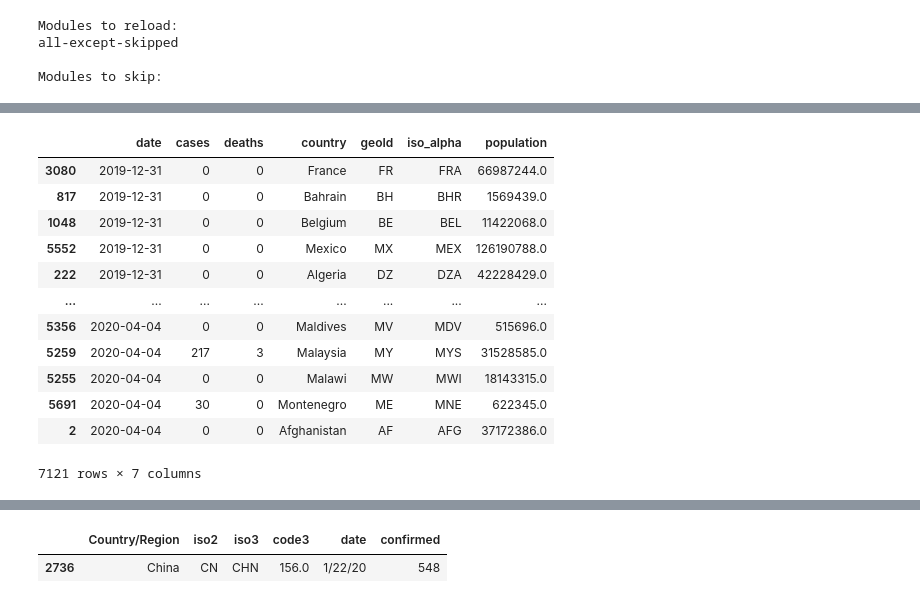
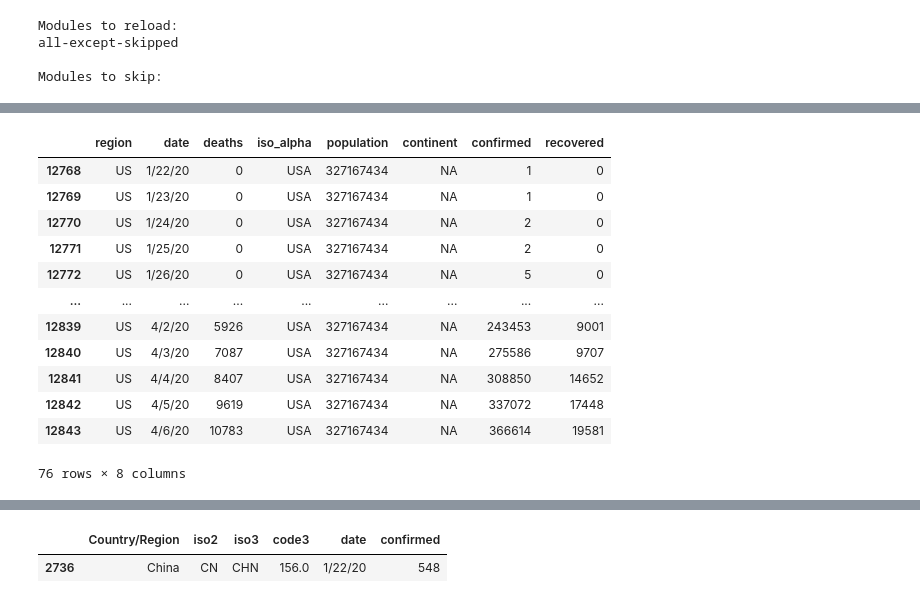
Before and after one commit to ditori1976/covid_app, a Jupyter notebook: DataLoader.ipynb, the cells around one changed output, grey strips where cells are left out. Cells and saved outputs as stored; diff of their text form; code cells hidden in the pictures.

```diff
--- a/DataLoader.ipynb
+++ b/DataLoader.ipynb
@@ -37,17 +73,20 @@ data.deaths
-# %%
-data.ecdc()
-data.ecdc_raw
-# %% [output]
-|  | date | cases | deaths | country | geoId | iso_alpha | population |
-| 3080 | 2019-12-31 | 0 | 0 | France | FR | FRA | 66987244.0 |
-| 817 | 2019-12-31 | 0 | 0 | Bahrain | BH | BHR | 1569439.0 |
-| 1048 | 2019-12-31 | 0 | 0 | Belgium | BE | BEL | 11422068.0 |
-| 5552 | 2019-12-31 | 0 | 0 | Mexico | MX | MEX | 126190788.0 |
-| 222 | 2019-12-31 | 0 | 0 | Algeria | DZ | DZA | 42228429.0 |
-| ... | ... | ... | ... | ... | ... | ... | ... |
-| 5356 | 2020-04-04 | 0 | 0 | Maldives | MV | MDV | 515696.0 |
-| 5259 | 2020-04-04 | 217 | 3 | Malaysia | MY | MYS | 31528585.0 |
-| 5255 | 2020-04-04 | 0 | 0 | Malawi | MW | MWI | 18143315.0 |
-| 5691 | 2020-04-04 | 30 | 0 | Montenegro | ME | MNE | 622345.0 |
-| 2 | 2020-04-04 | 0 | 0 | Afghanistan | AF | AFG | 37172386.0 |
-7121 rows × 7 columns
+# %%
+data_norm = pd.merge(data.deaths.sort_values(["region", "date"]), data.country_info[["iso_alpha", "population", "continent"]], left_on="iso3", right_on="iso_alpha", how="inner").drop(columns=["iso3", "iso2", "code3"])
+data_norm = pd.merge(data_norm, data.confirmed.sort_values(["region", "date"])[["date","confirmed",  "iso3"]], left_on=["iso_alpha", "date"], right_on=["iso3", "date"], how="inner").drop(columns=["iso3"])
+data_norm = pd.merge(data_norm, data.recovered.sort_values(["region", "date"])[["date","recovered",  "iso3"]], left_on=["iso_alpha", "date"], right_on=["iso3", "date"], how="inner").drop(columns=["iso3"])
+
+data_norm[data_norm.iso_alpha=="USA"]
+# %% [output]
+|  | region | date | deaths | iso_alpha | population | continent | confirmed | recovered |
+| 12768 | US | 1/22/20 | 0 | USA | 327167434 | NA | 1 | 0 |
+| 12769 | US | 1/23/20 | 0 | USA | 327167434 | NA | 1 | 0 |
+| 12770 | US | 1/24/20 | 0 | USA | 327167434 | NA | 2 | 0 |
+| 12771 | US | 1/25/20 | 0 | USA | 327167434 | NA | 2 | 0 |
+| 12772 | US | 1/26/20 | 0 | USA | 327167434 | NA | 5 | 0 |
+| ... | ... | ... | ... | ... | ... | ... | ... | ... |
+| 12839 | US | 4/2/20 | 5926 | USA | 327167434 | NA | 243453 | 9001 |
+| 12840 | US | 4/3/20 | 7087 | USA | 327167434 | NA | 275586 | 9707 |
+| 12841 | US | 4/4/20 | 8407 | USA | 327167434 | NA | 308850 | 14652 |
+| 12842 | US | 4/5/20 | 9619 | USA | 327167434 | NA | 337072 | 17448 |
+| 12843 | US | 4/6/20 | 10783 | USA | 327167434 | NA | 366614 | 19581 |
+76 rows × 8 columns
```
Also changed, not shown: parts of 16 cells of this notebook, 2 other files.
